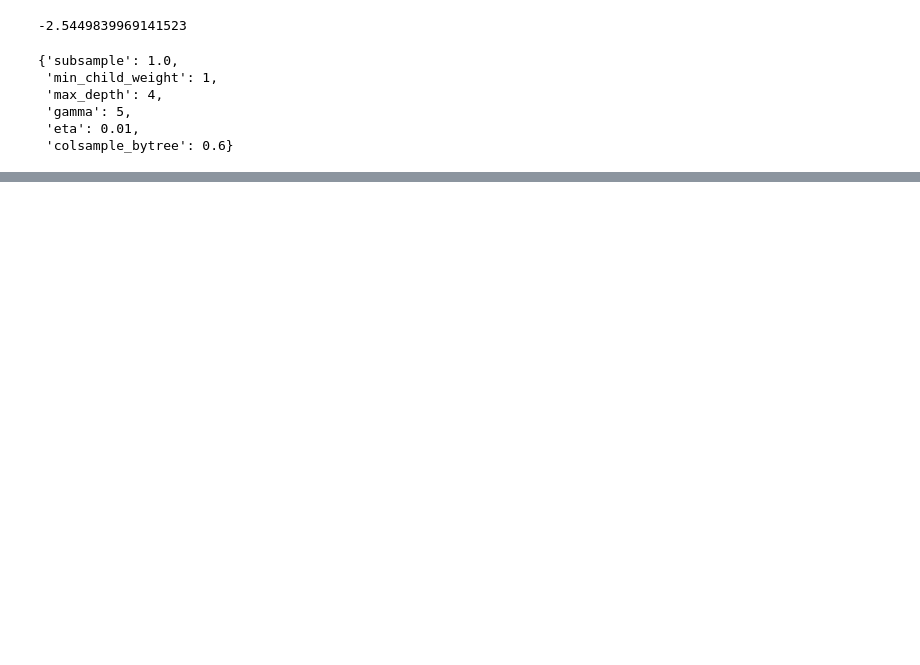
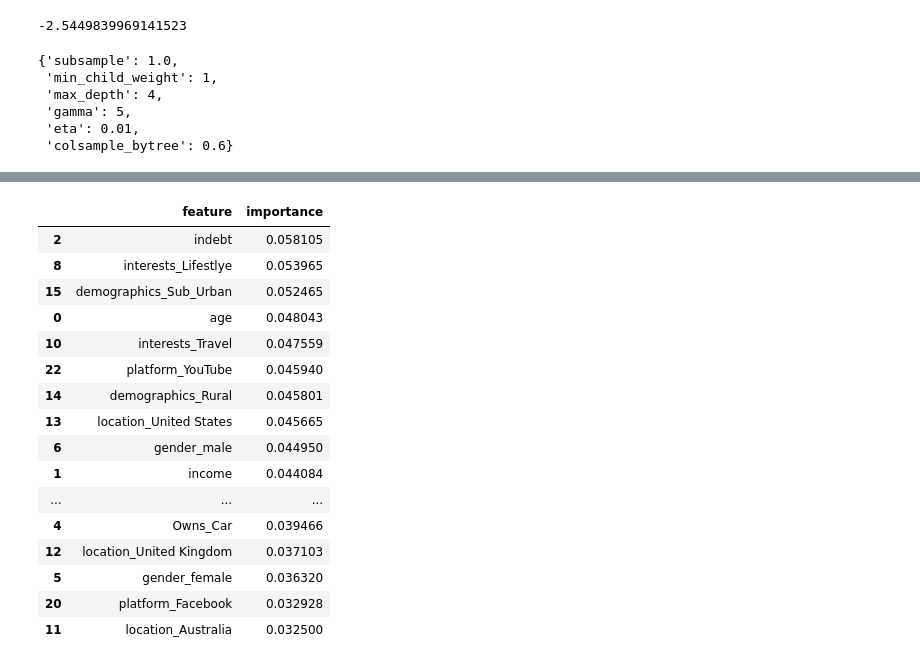
Before and after one commit to chrfthr/social-media-time-pred, a Jupyter notebook: notebook.ipynb, the cells around one changed output, grey strips where cells are left out. Cells and saved outputs as stored; diff of their text form; code cells hidden in the pictures; blank space fills up the shorter version.

```diff
--- a/notebook.ipynb
+++ b/notebook.ipynb
@@ -198,0 +211,26 @@ xgb.plot_importance(best_model)
+# %%
+# only keep the 10 most important features
+
+feature_importance = best_model.feature_importances_ # default importance type is 'gain'
+feature_names = X_train.columns
+feature_importance_df = pd.DataFrame({'feature': feature_names, 'importance': feature_importance})
+feature_importance_df = feature_importance_df.sort_values('importance', ascending=False)
+feature_importance_df
+# %% [output]
+|  | feature | importance |
+| 2 | indebt | 0.058105 |
+| 8 | interests_Lifestlye | 0.053965 |
+| 15 | demographics_Sub_Urban | 0.052465 |
+| 0 | age | 0.048043 |
+| 10 | interests_Travel | 0.047559 |
+| 22 | platform_YouTube | 0.045940 |
+| 14 | demographics_Rural | 0.045801 |
+| 13 | location_United States | 0.045665 |
+| 6 | gender_male | 0.044950 |
+| 1 | income | 0.044084 |
+| ... | ... | ... |
+| 4 | Owns_Car | 0.039466 |
+| 12 | location_United Kingdom | 0.037103 |
+| 5 | gender_female | 0.036320 |
+| 20 | platform_Facebook | 0.032928 |
+| 11 | location_Australia | 0.032500 |
```
Also changed, not shown: parts of 16 cells of this notebook, 1 other file.
